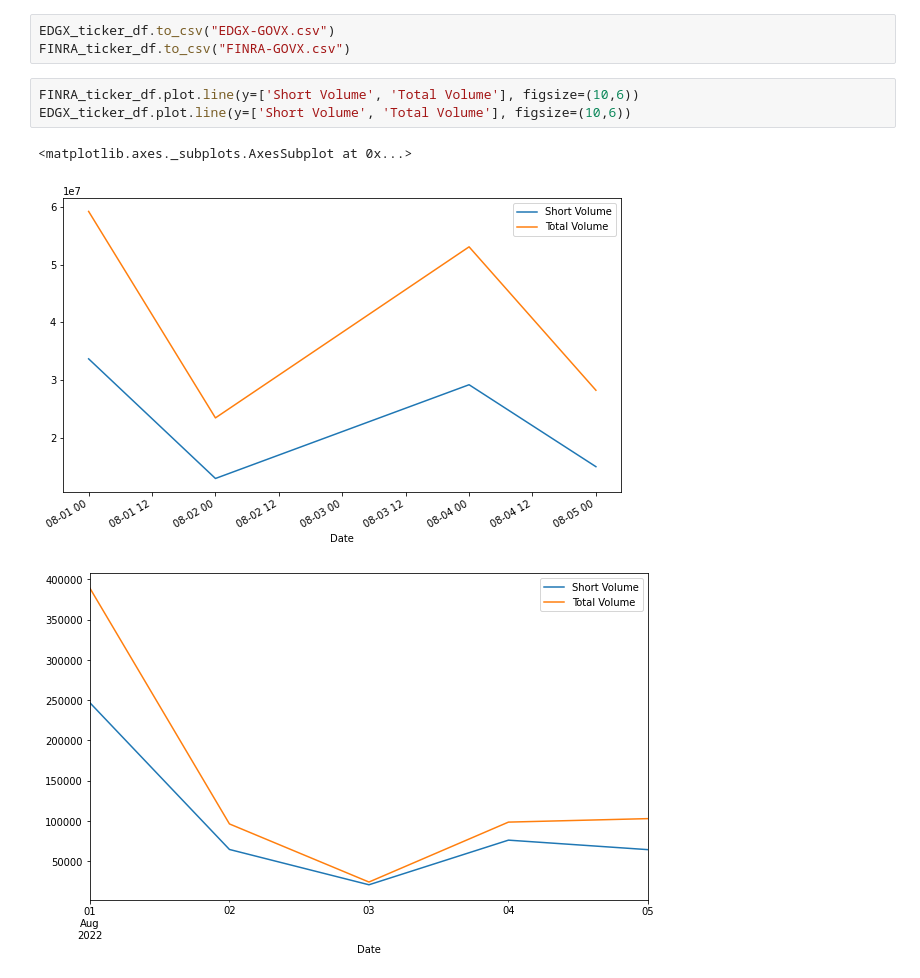
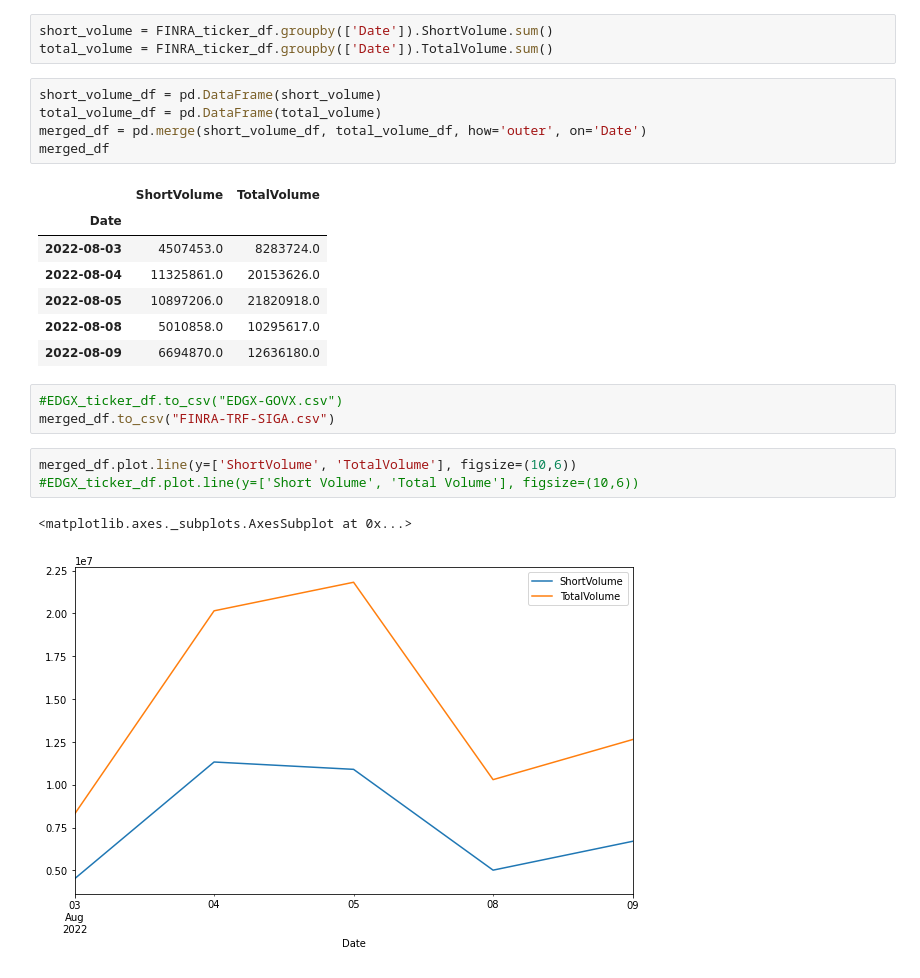
Before and after one commit to Meta-Sean/Short-Sales-Gamma-Exposure-and-Implied-Order-Book, a Jupyter notebook: Short_Sales_Daily_Reports.ipynb, the cells around one changed output. Saved outputs shown, nothing was run; the diff lists cells and outputs as text.

```diff
--- a/Short_Sales_Daily_Reports.ipynb
+++ b/Short_Sales_Daily_Reports.ipynb
@@ -158,11 +191,26 @@ FINRA_ticker_df
+# %%
+short_volume = FINRA_ticker_df.groupby(['Date']).ShortVolume.sum()
+total_volume = FINRA_ticker_df.groupby(['Date']).TotalVolume.sum()
+# %%
+short_volume_df = pd.DataFrame(short_volume)
+total_volume_df = pd.DataFrame(total_volume)
+merged_df = pd.merge(short_volume_df, total_volume_df, how='outer', on='Date')
+merged_df
+# %% [output]
+|  | ShortVolume | TotalVolume |
+| Date |  |  |
+| 2022-08-03 | 4507453.0 | 8283724.0 |
+| 2022-08-04 | 11325861.0 | 20153626.0 |
+| 2022-08-05 | 10897206.0 | 21820918.0 |
+| 2022-08-08 | 5010858.0 | 10295617.0 |
+| 2022-08-09 | 6694870.0 | 12636180.0 |
 # %%
-EDGX_ticker_df.to_csv("EDGX-GOVX.csv")
-FINRA_ticker_df.to_csv("FINRA-GOVX.csv")
+#EDGX_ticker_df.to_csv("EDGX-GOVX.csv")
+merged_df.to_csv("FINRA-TRF-SIGA.csv")
 # %%
-FINRA_ticker_df.plot.line(y=['Short Volume', 'Total Volume'], figsize=(10,6))
-EDGX_ticker_df.plot.line(y=['Short Volume', 'Total Volume'], figsize=(10,6))
+merged_df.plot.line(y=['ShortVolume', 'TotalVolume'], figsize=(10,6))
+#EDGX_ticker_df.plot.line(y=['Short Volume', 'Total Volume'], figsize=(10,6))
 # %% [output]
 <matplotlib.axes._subplots.AxesSubplot at 0x...>
-[figure, old version]
+[figure, new version]
-[figure, removed]
 # %%
```
Also changed, not shown: parts of 17 cells of this notebook.
